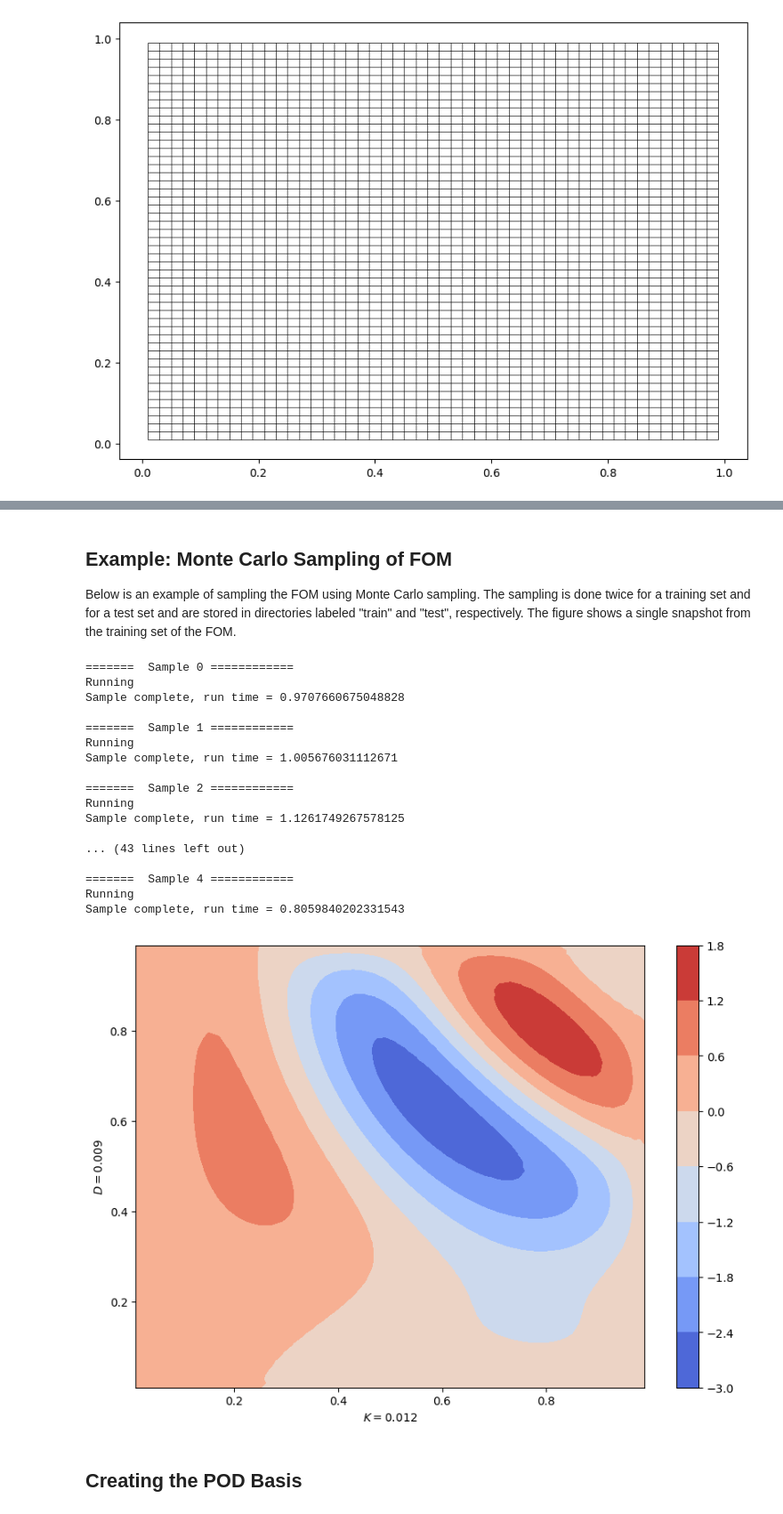
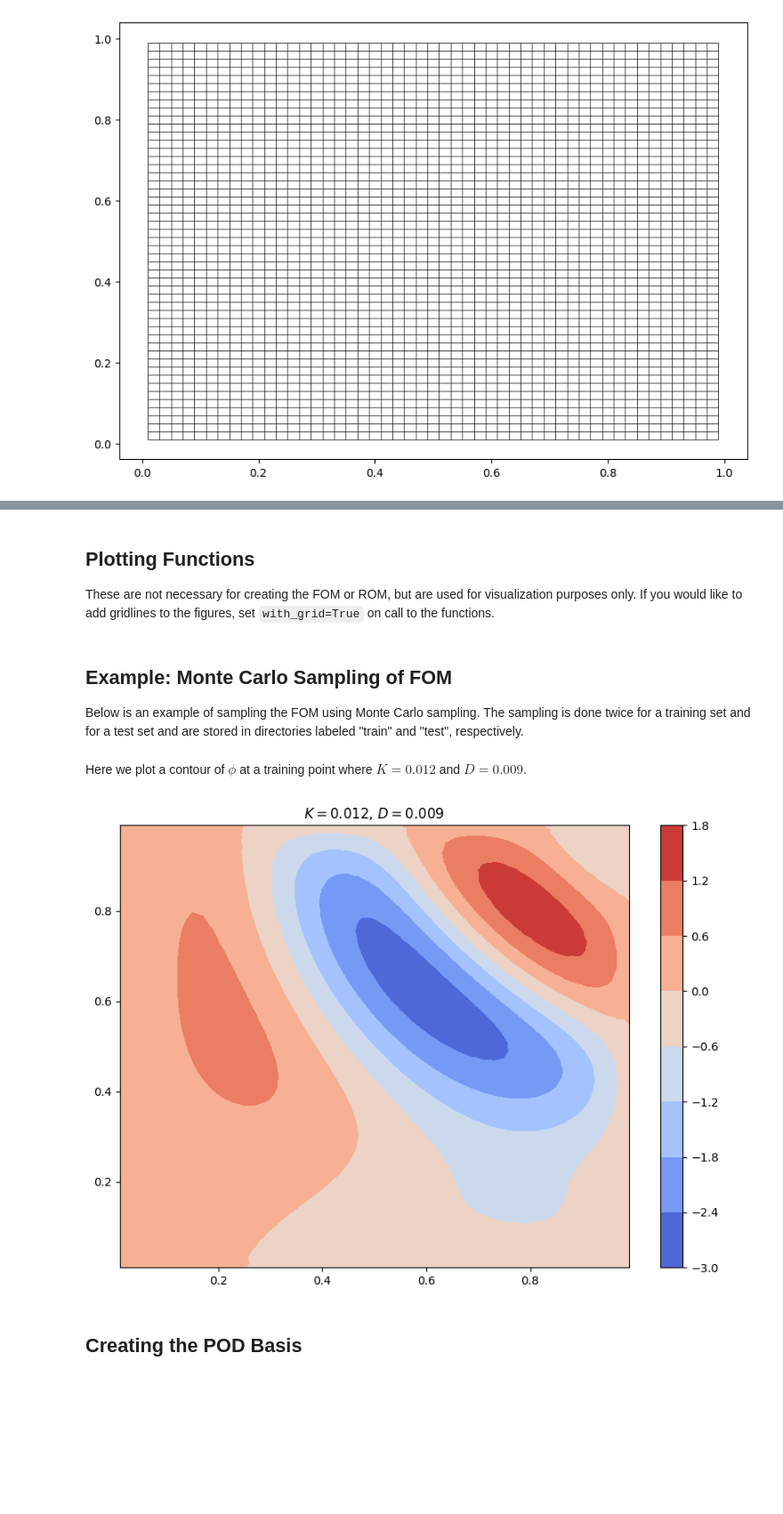
Before and after one commit to Pressio/rom-tools-and-workflows-demos, a Jupyter notebook: docs/source/notebooks/demo-2d-diffusion.ipynb, the cells around one changed output, grey strips where cells are left out. Shown at 89% size. Cells and saved outputs as stored; diff of their text form; code cells hidden in the pictures; blank space fills up the shorter version.

Commit message:
final working draft. Note that the pressio-demoapps folder needs to be linked in the main directory for this jupyter notebook to work.

```diff
--- a/docs/source/notebooks/demo-2d-diffusion.ipynb
+++ b/docs/source/notebooks/demo-2d-diffusion.ipynb
@@ -30,3 +28,11 @@ n_test = 5
+# %%
+# Global inputs
+pda_file_path = '../../pressio-demoapps' # path to where pressio demo apps is installed. Necessary for mesh generation.
+mesh_path = 'mesh' # path to where mesh is stored
+n_x = 50
+n_y = 50
+n_snapshots = 5
+n_test = 20
 # %% [markdown]
 ## Mesh Generation
 Below is an example of generating the mesh for a range of x and y resolutions.
@@ -35,10 +41,10 @@ The tool to generate the mesh is built into [Pressio Demo Apps](https://pressio.
 # %%
-def generate_mesh(pressio_file_path, mesh_path, figure_path, n_x, n_y):
+def generate_mesh(pda_file_path, mesh_path, n_x, n_y):
     import os
 
     # generate mesh
-    os.system('python3 ' + pressio_file_path + '/meshing_scripts/create_full_mesh_for.py --problem diffreac2d -n '
-                + str(n_x) + ' ' + str(n_y) + ' --outdir ' + mesh_path);
+    os.system('python3 ' + pda_file_path + '/meshing_scripts/create_full_mesh_for.py --problem diffreac2d -n '
+                + str(n_x) + ' ' + str(n_y) + ' --outdir ' + mesh_path)
 
     # load mesh
     mesh_obj = pda.load_cellcentered_uniform_mesh(mesh_path)
@@ -60,7 +66,7 @@ def generate_mesh(pressio_file_path, mesh_path, figure_path, n_x, n_y):
 fig = plt.figure(figsize=(10,7))
 fig.set_facecolor('w')
 ax = plt.gca()
-mesh_obj = generate_mesh(pressio_file_path=pressio_file_path, mesh_path=mesh_path, figure_path=figure_path, n_x=n_x, n_y=n_y)
+mesh_obj = generate_mesh(pda_file_path=pda_file_path, mesh_path=mesh_path, n_x=n_x, n_y=n_y)
 plt.show()
 # %% [output]
 diffreac2d
@@ -300,5 +305,8 @@ class ParameterSpace():
 
 # Define parameter space
 param_space = ParameterSpace(parameter_name=['K', 'D'], num_parameters=2, bounds=[[0.005, 0.015], [0.005, 0.015]])
+# %% [markdown]
+## Plotting Functions
+These are not necessary for creating the FOM or ROM, but are used for visualization purposes only. If you would like to add gridlines to the figures, set `with_grid=True` on call to the functions.
 # %%
 
@@ -354,11 +354,12 @@ def plot_results(figure_path, mesh_obj, y_fom, y_rom, x_label, y_label, suffix):
     plt.show()
 # %% [markdown]
 ## Example: Monte Carlo Sampling of FOM
-Below is an example of sampling the FOM using Monte Carlo sampling. The sampling is done twice for a training set and for a test set and are stored in directories labeled "train" and "test", respectively. The figure shows a single snapshot from the training set of the FOM.
+Below is an example of sampling the FOM using Monte Carlo sampling. The sampling is done twice for a training set and for a test set and are stored in directories labeled "train" and "test", respectively.
 # %%
+%%capture
 # A. Run FOM at train/test points using montecarlo sampling
-rt.workflows.sampling.run_sampling(model=fom_model, parameter_space=param_space, run_directory_prefix='random/fom_', number_of_samples=n_snapshots, random_seed=1)
-rt.workflows.sampling.run_sampling(model=fom_model, parameter_space=param_space, run_directory_prefix='test/fom_', number_of_samples=n_test, random_seed=1)
+rt.workflows.sampling.run_sampling(model=fom_model, parameter_space=param_space, run_directory_prefix='train/fom_', number_of_samples=n_snapshots, random_seed=1)
+rt.workflows.sampling.run_sampling(model=fom_model, parameter_space=param_space, run_directory_prefix='test/fom_', number_of_samples=n_test, random_seed=2)
 
 # B. Read in train/test snapshots (NOTE: snapshots should be a tensor)
 n_vars = 1 # number of PDE variables
@@ -366,7 +367,7 @@ n = n_x * n_y # number of spatial DOFs
 snapshots_train = np.zeros((n_vars, n, n_snapshots))
 parameters_train = np.zeros((n_snapshots, 2))
 for i in range(0,n_snapshots):
-    results = np.load('random/fom_' + str(i) + '/results.npz')
+    results = np.load('train/fom_' + str(i) + '/results.npz')
     snapshots_train[:,:,i] = results['y']
     parameters_train[i,:] = results['parameters']
 snapshots_test = np.zeros((n_vars, n, n_test))
@@ -375,27 +376,12 @@ for i in range(0,n_test):
     results = np.load('test/fom_' + str(i) + '/results.npz')
     snapshots_test[:,:,i] = results['y']
     parameters_test[i,:] = results['parameters']
-
-# C. Plot results for one snapshot
-plot_single_result(figure_path, mesh_obj, snapshots_train[0,:,0], x_label=f'$K={parameters_train[0,0]:.3f}$', y_label=f'$D={parameters_train[0,1]:.3f}$', suffix='_random')
-# %% [output]
-=======  Sample 0 ============
-Running
-Sample complete, run time = 0.9707660675048828
-
-=======  Sample 1 ============
-Running
-Sample complete, run time = 1.005676031112671
-
-=======  Sample 2 ============
-Running
-Sample complete, run time = 1.1261749267578125
-
-... (43 lines left out)
-
-=======  Sample 4 ============
-Running
-Sample complete, run time = 0.8059840202331543
-[figure, removed]
+# %% [markdown]
+Here we plot a contour of $\phi$ at a training point where $K=0.012$ and $D=0.009$.
+# %%
+# C. Plot results for one snapshot
+plot_single_result(mesh_obj, snapshots_train[0,:,0], K_label=f'$K={parameters_train[0,0]:.3f}$', D_label=f'$D={parameters_train[0,1]:.3f}$', with_grid=False)
+# %% [output]
+[figure, added]
 # %% [markdown]
 ## Creating the POD Basis
```
Also changed, not shown: parts of 23 cells of this notebook.
